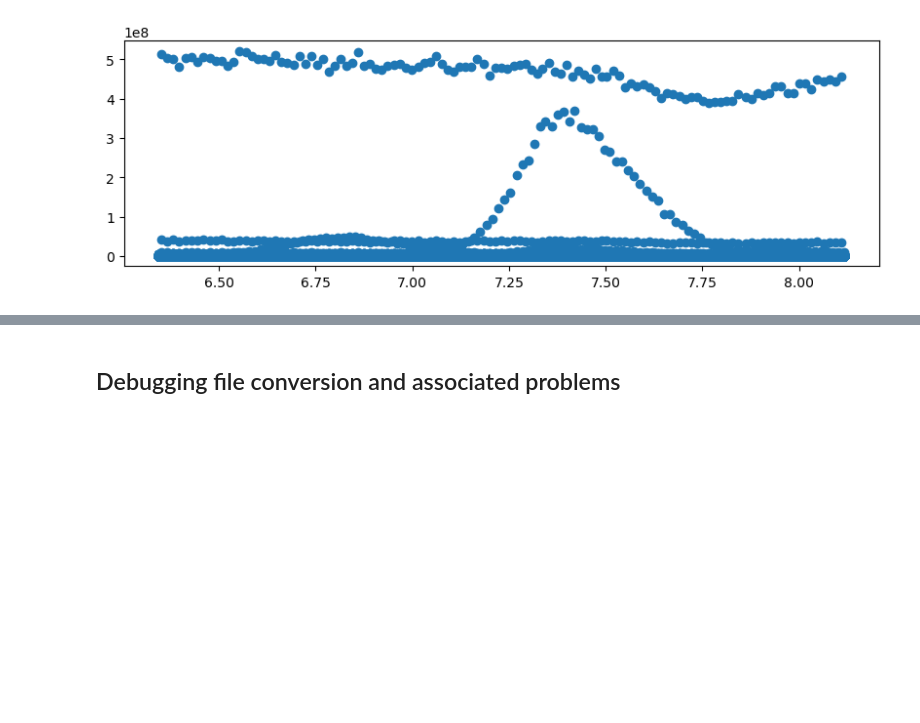
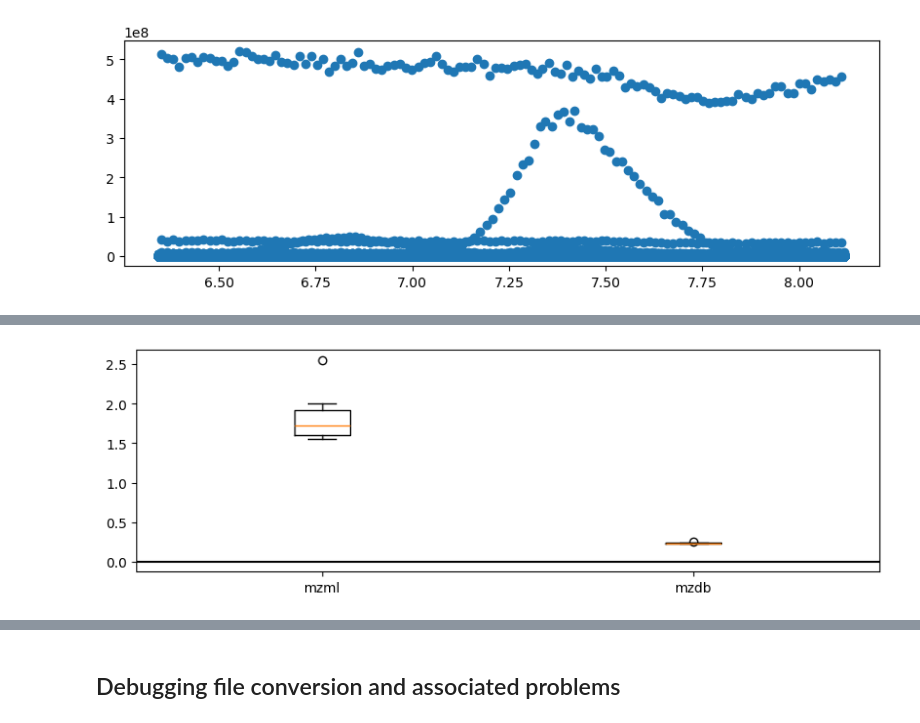
Before and after one commit to wkumler/mzsql, a Jupyter notebook: demo_notebooks/mzDB_notebook.ipynb, the cells around one changed output, grey strips where cells are left out. Cells and saved outputs as stored; diff of their text form; code cells hidden in the pictures; blank space fills up the shorter version.

```diff
--- a/demo_notebooks/mzDB_notebook.ipynb
+++ b/demo_notebooks/mzDB_notebook.ipynb
@@ -28,0 +44,6 @@ plt.scatter(rtrange_data["rt"], rtrange_data["int"])
+# %%
+plt.boxplot([mzml_chrom, mzdb_chrom], tick_labels=["mzml", "mzdb"])
+plt.axhline(y=0, color="k")
+plt.show()
+# %% [output]
+[figure, added]
```
Also changed, not shown: parts of 8 cells of this notebook, 3 other files.
